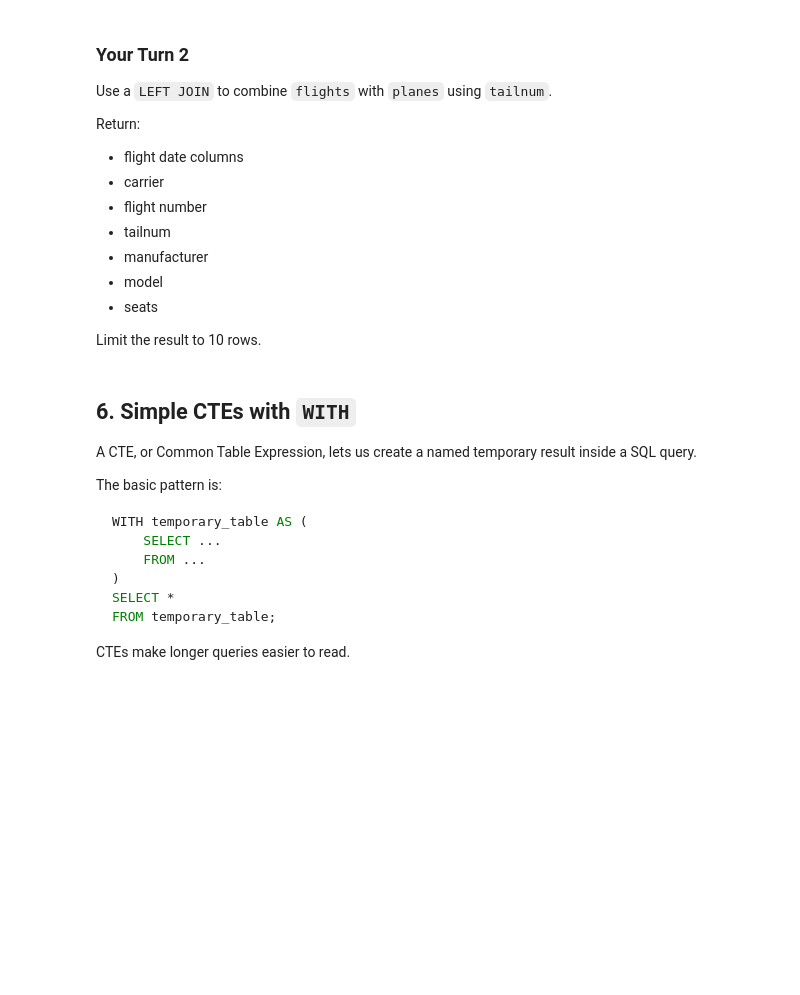
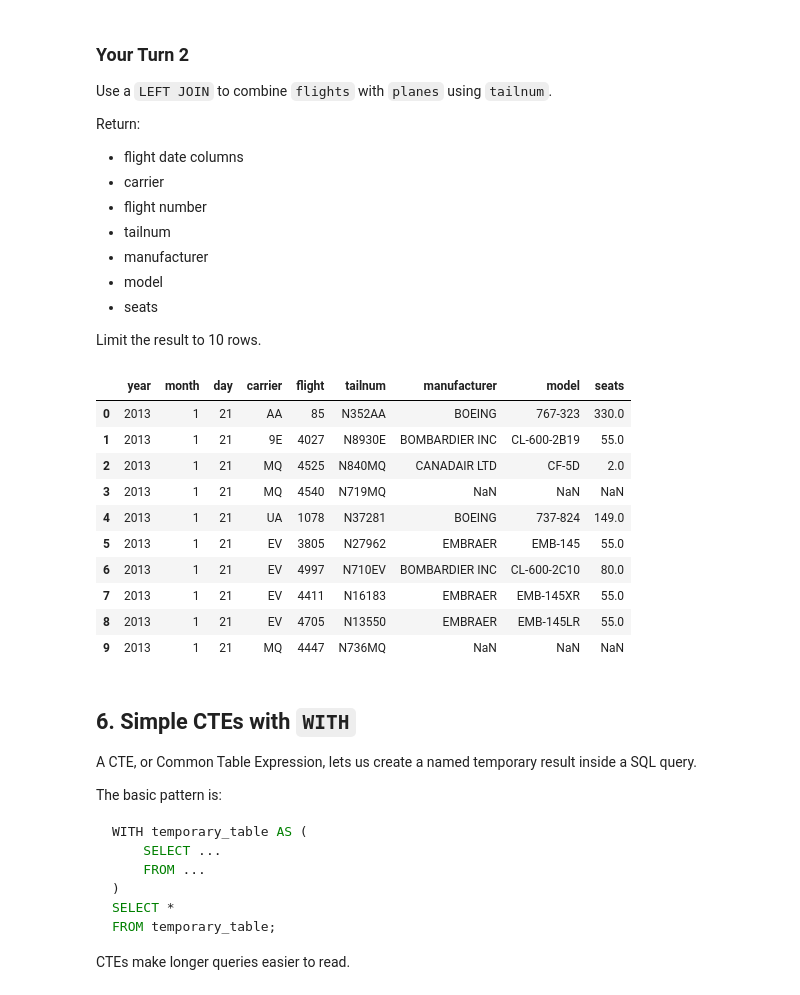
Before and after one commit to emri07/BAN6003_weeks_9-10_Emri_Rodriguez, a Jupyter notebook: notebooks/module10_sql_joins_abt_guided_lab.ipynb, the cells around one changed output. Cells and saved outputs as stored; diff of their text form; code cells hidden in the pictures; blank space fills up the shorter version.

```diff
--- a/notebooks/module10_sql_joins_abt_guided_lab.ipynb
+++ b/notebooks/module10_sql_joins_abt_guided_lab.ipynb
@@ -351,11 +424,36 @@ Limit the result to 10 rows.
 # %%
 # Your Turn 2
 
 query = '''
-
+SELECT
+    f.year,
+    f.month,
+    f.day,
+    f.carrier,
+    f.flight,
+    f.tailnum,
+    p.manufacturer,
+    p.model,
+    p.seats
+FROM flights AS f
+LEFT JOIN planes AS p
+    ON f.tailnum = p.tailnum
+LIMIT 10;
 '''
 
 run_query(query, engine)
+# %% [output]
+|  | year | month | day | carrier | flight | tailnum | manufacturer | model | seats |
+| 0 | 2013 | 1 | 21 | AA | 85 | N352AA | BOEING | 767-323 | 330.0 |
+| 1 | 2013 | 1 | 21 | 9E | 4027 | N8930E | BOMBARDIER INC | CL-600-2B19 | 55.0 |
+| 2 | 2013 | 1 | 21 | MQ | 4525 | N840MQ | CANADAIR LTD | CF-5D | 2.0 |
+| 3 | 2013 | 1 | 21 | MQ | 4540 | N719MQ | NaN | NaN | NaN |
+| 4 | 2013 | 1 | 21 | UA | 1078 | N37281 | BOEING | 737-824 | 149.0 |
+| 5 | 2013 | 1 | 21 | EV | 3805 | N27962 | EMBRAER | EMB-145 | 55.0 |
+| 6 | 2013 | 1 | 21 | EV | 4997 | N710EV | BOMBARDIER INC | CL-600-2C10 | 80.0 |
+| 7 | 2013 | 1 | 21 | EV | 4411 | N16183 | EMBRAER | EMB-145XR | 55.0 |
+| 8 | 2013 | 1 | 21 | EV | 4705 | N13550 | EMBRAER | EMB-145LR | 55.0 |
+| 9 | 2013 | 1 | 21 | MQ | 4447 | N736MQ | NaN | NaN | NaN |
 # %% [markdown]
 ## 6. Simple CTEs with `WITH`
 
```
Also changed, not shown: parts of 30 cells of this notebook, 2 other files.
